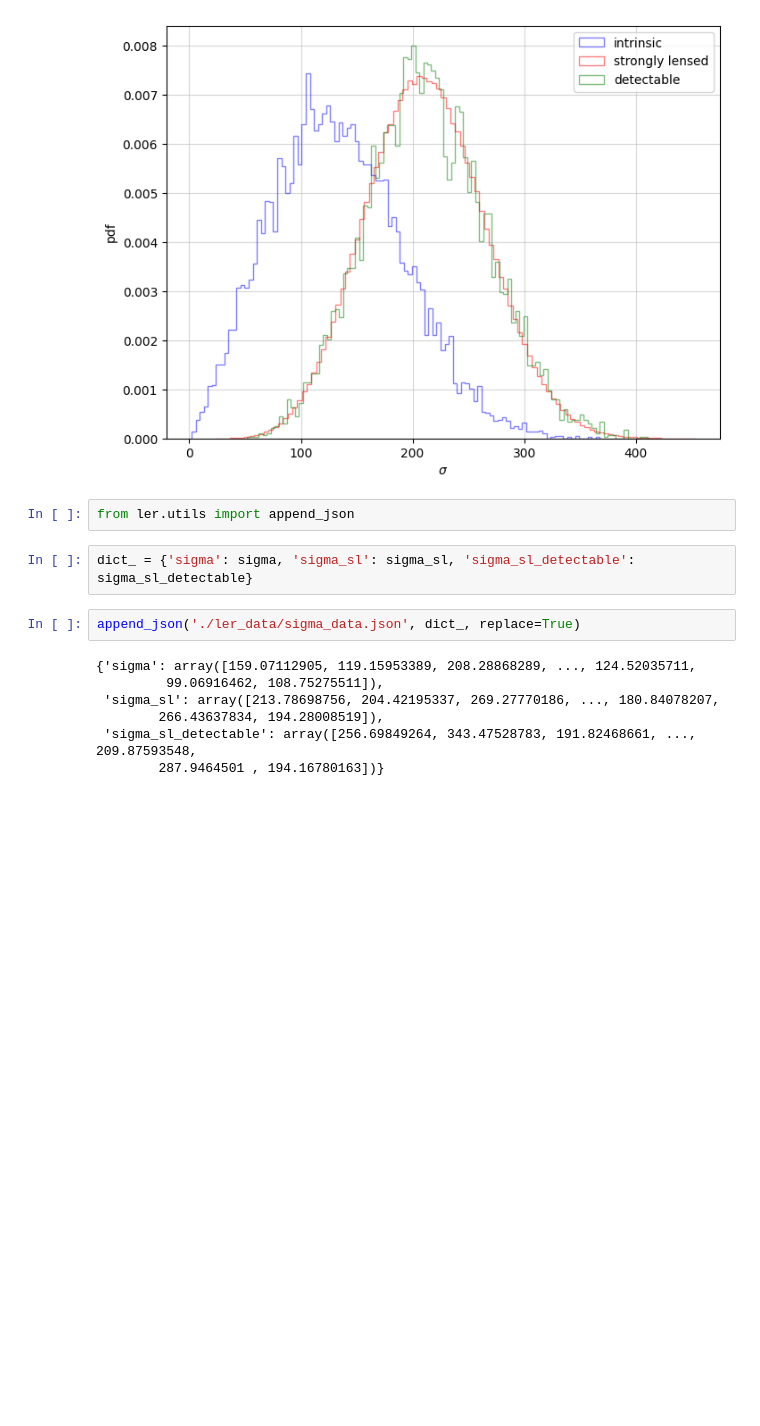
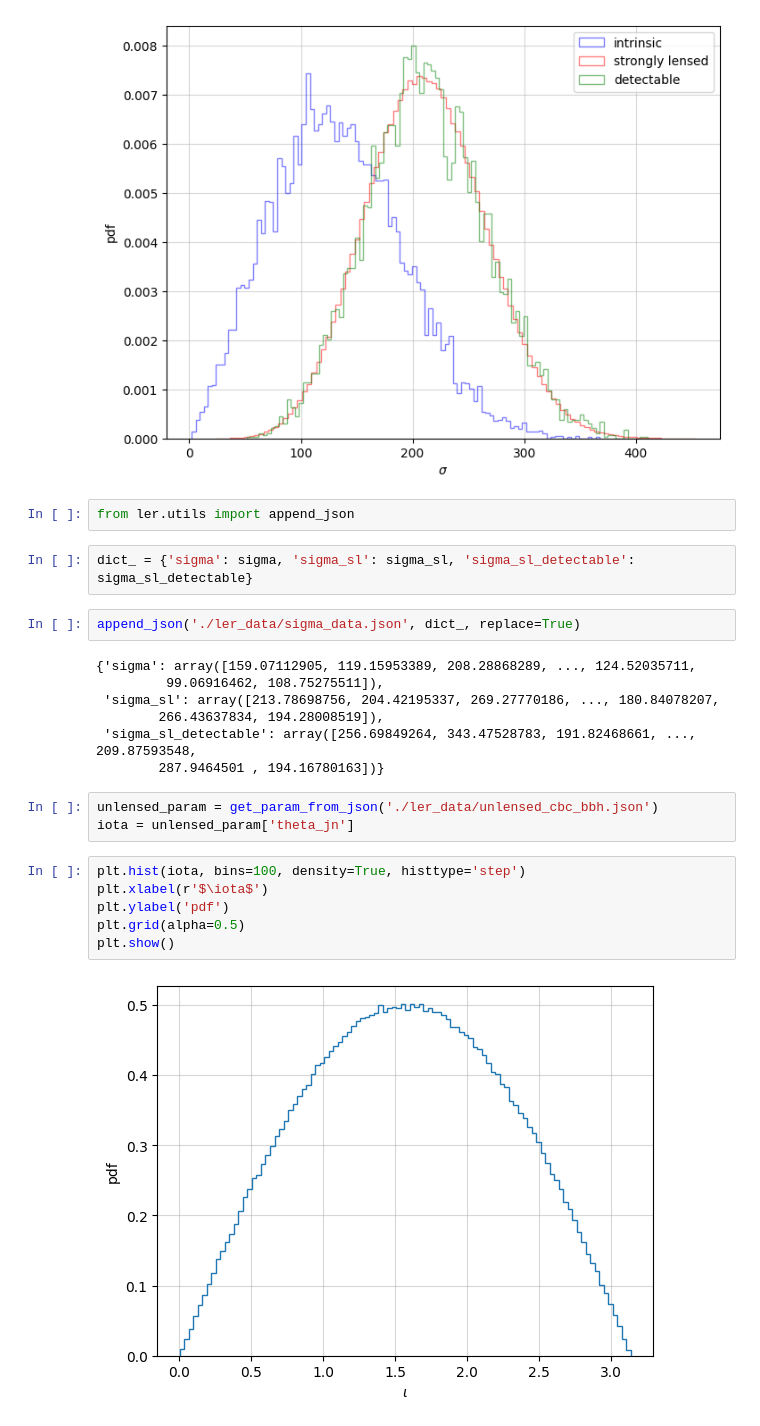
Before and after one commit to lisalyw/surip, a Jupyter notebook: hemanta/wierda.ipynb, the cells around one changed output. Saved outputs shown, nothing was run; the diff lists cells and outputs as text; blank space fills up the shorter version.

```diff
--- a/hemanta/wierda.ipynb
+++ b/hemanta/wierda.ipynb
@@ -220,3 +220,14 @@ append_json('./ler_data/sigma_data.json', dict_, replace=True)
         266.43637834, 194.28008519]),
  'sigma_sl_detectable': array([256.69849264, 343.47528783, 191.82468661, ..., 209.87593548,
         287.9464501 , 194.16780163])}
+# %%
+unlensed_param = get_param_from_json('./ler_data/unlensed_cbc_bbh.json')
+iota = unlensed_param['theta_jn']
+# %%
+plt.hist(iota, bins=100, density=True, histtype='step')
+plt.xlabel(r'$\iota$')
+plt.ylabel('pdf')
+plt.grid(alpha=0.5)
+plt.show()
+# %% [output]
+[figure, added]
```
Also changed, not shown: 1 other file.
